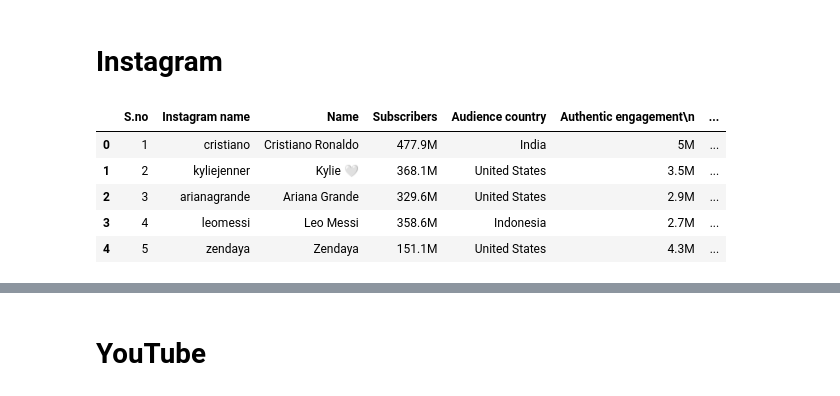
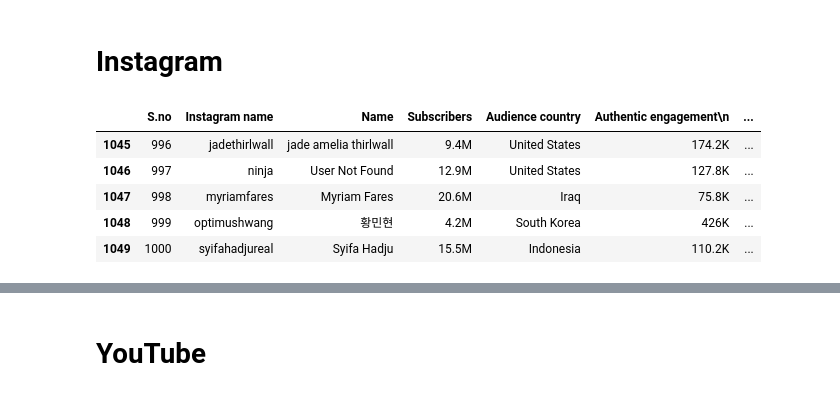
Before and after one commit to amyrmahdy/Cross-Platform-Popularity-Analysis, a Jupyter notebook: main.ipynb, the cells around one changed output, grey strips where cells are left out. Saved outputs shown, nothing was run; the diff lists cells and outputs as text; code cells hidden in the pictures.

```diff
--- a/main.ipynb
+++ b/main.ipynb
@@ -18,11 +18,11 @@ def convert_metric(x):
 # %% [markdown]
 # Instagram
 # %%
-instagram.head()
+instagram.tail()
 # %% [output]
 |  | S.no | Instagram name | Name | Subscribers | Audience country | Authentic engagement\n | ... |
-| 0 | 1 | cristiano | Cristiano Ronaldo | 477.9M | India | 5M | ... |
-| 1 | 2 | kyliejenner | Kylie 🤍 | 368.1M | United States | 3.5M | ... |
-| 2 | 3 | arianagrande | Ariana Grande | 329.6M | United States | 2.9M | ... |
-| 3 | 4 | leomessi | Leo Messi | 358.6M | Indonesia | 2.7M | ... |
-| 4 | 5 | zendaya | Zendaya | 151.1M | United States | 4.3M | ... |
+| 1045 | 996 | jadethirlwall | jade amelia thirlwall | 9.4M | United States | 174.2K | ... |
+| 1046 | 997 | ninja | User Not Found | 12.9M | United States | 127.8K | ... |
+| 1047 | 998 | myriamfares | Myriam Fares | 20.6M | Iraq | 75.8K | ... |
+| 1048 | 999 | optimushwang | 황민현 | 4.2M | South Korea | 426K | ... |
+| 1049 | 1000 | syifahadjureal | Syifa Hadju | 15.5M | Indonesia | 110.2K | ... |
```
Also changed, not shown: parts of 10 cells of this notebook.
